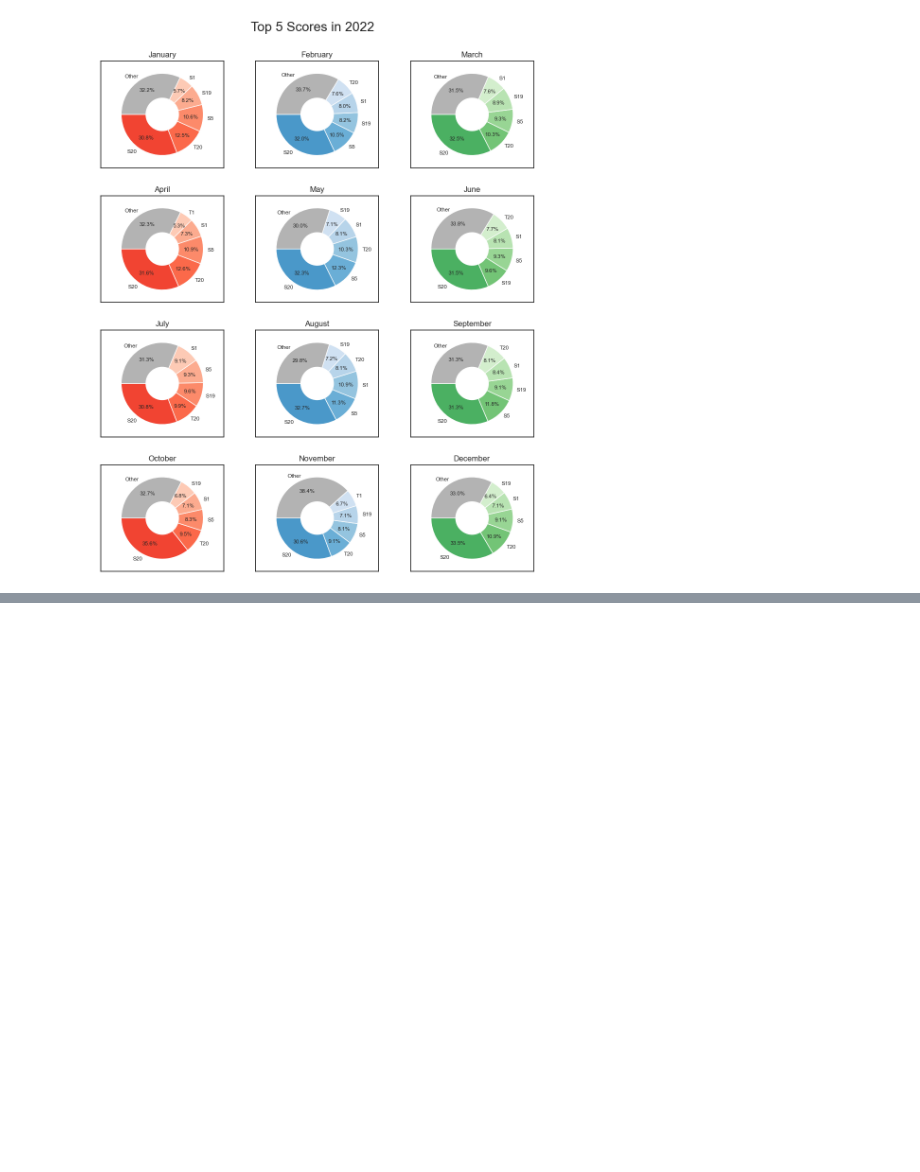
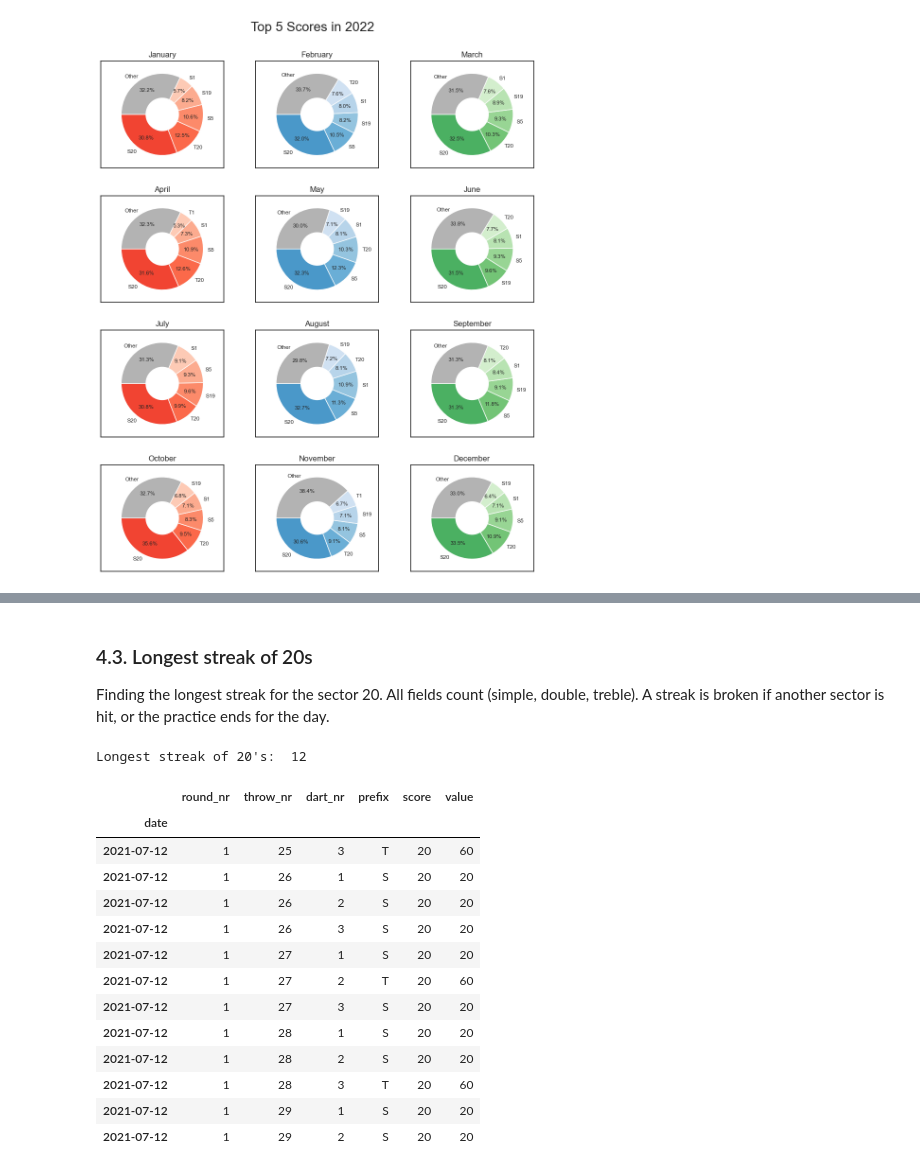
Before and after one commit to KSaccer/jupyter_darts_statistics, a Jupyter notebook: darts_statistics.ipynb, the cells around one changed output, grey strips where cells are left out. Saved outputs shown, nothing was run; the diff lists cells and outputs as text; code cells hidden in the pictures; blank space fills up the shorter version.

```diff
--- a/darts_statistics.ipynb
+++ b/darts_statistics.ipynb
@@ -8,23 +23,17 @@ import seaborn as sns
 import numpy as np
 import datetime
 
-import data_generation
-
 
 darts_data_file = "darts_data.csv"
 if os.path.exists(darts_data_file):
     df = pd.read_csv(darts_data_file, index_col="date", parse_dates=True)
     df.drop(["Unnamed: 0"], axis=1, inplace=True)
 else:
-    darts_log = data_generation.TrainingBook()
-    darts_log.fill()
-
-    df = pd.DataFrame(darts_log.entries)
-    df.to_csv("darts_data.csv")
-    print("darts_data.csv was created...")
+    print("Database (darts_data.csv) not found...")
 
 df.head()
 # df.describe()
+# df.info()
 # %% [output]
 |  | round_nr | throw_nr | dart_nr | prefix | score | value |
 | date |  |  |  |  |  |  |
@@ -232,0 +274,46 @@ while year_filter.year <= datetime.datetime.now().year:
+# %% [markdown]
+### 4.3. Longest streak of 20s
+Finding the longest streak for the sector 20. All fields count (simple, double, treble). A streak is broken if another sector is hit, or the practice ends for the day.
+# %%
+rows = df.shape[0]
+streaks = []
+streak, max_streak, start = 0, 0, 0
+
+for r in range(rows):
+
+    # Checking if sector 20 is hit
+    if df.iloc[r,4] == 20:
+        # Checking if the practice did not end for that day (day in the index stays the same)
+        if df.index[r] == df.index[r-1]:
+            streak += 1
+        else:
+            streak = 1
+            if streak > max_streak:
+                max_streak = streak
+                start = r - max_streak
+
+    else:
+        if streak > max_streak:
+            max_streak = streak
+            start = r - max_streak
+        streak = 0
+    streaks.append(streak)
+
+print("Longest streak of 20's: ", max_streak)
+df.iloc[start : start + max_streak]
+# %% [output]
+Longest streak of 20's:  12
+|  | round_nr | throw_nr | dart_nr | prefix | score | value |
+| date |  |  |  |  |  |  |
+| 2021-07-12 | 1 | 25 | 3 | T | 20 | 60 |
+| 2021-07-12 | 1 | 26 | 1 | S | 20 | 20 |
+| 2021-07-12 | 1 | 26 | 2 | S | 20 | 20 |
+| 2021-07-12 | 1 | 26 | 3 | S | 20 | 20 |
+| 2021-07-12 | 1 | 27 | 1 | S | 20 | 20 |
+| 2021-07-12 | 1 | 27 | 2 | T | 20 | 60 |
+| 2021-07-12 | 1 | 27 | 3 | S | 20 | 20 |
+| 2021-07-12 | 1 | 28 | 1 | S | 20 | 20 |
+| 2021-07-12 | 1 | 28 | 2 | S | 20 | 20 |
+| 2021-07-12 | 1 | 28 | 3 | T | 20 | 60 |
+| 2021-07-12 | 1 | 29 | 1 | S | 20 | 20 |
+| 2021-07-12 | 1 | 29 | 2 | S | 20 | 20 |
```
Also changed, not shown: parts of 19 cells of this notebook.
